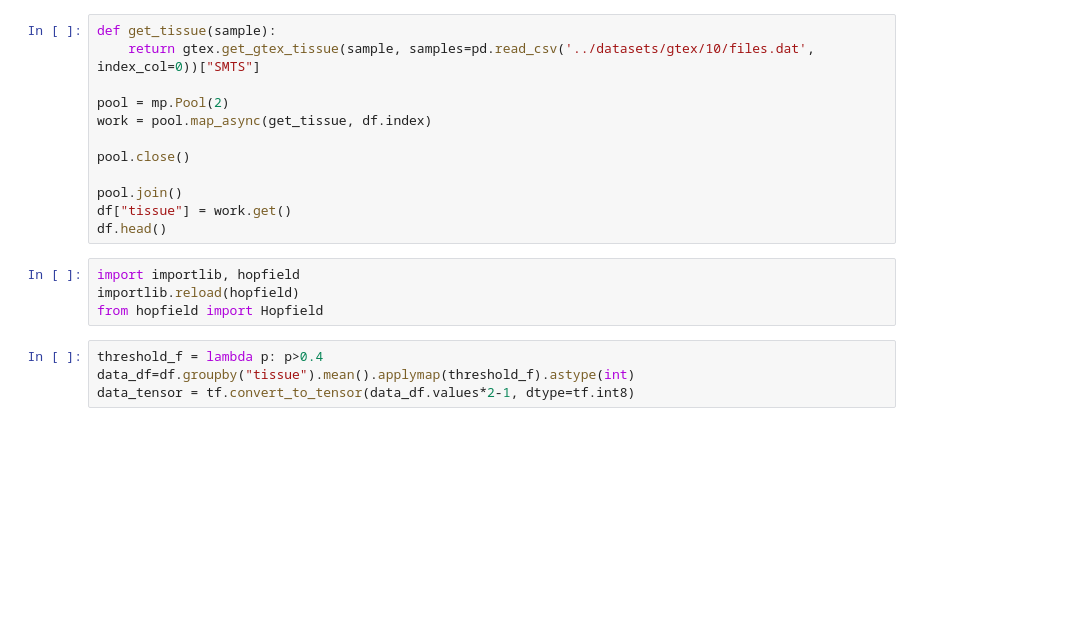
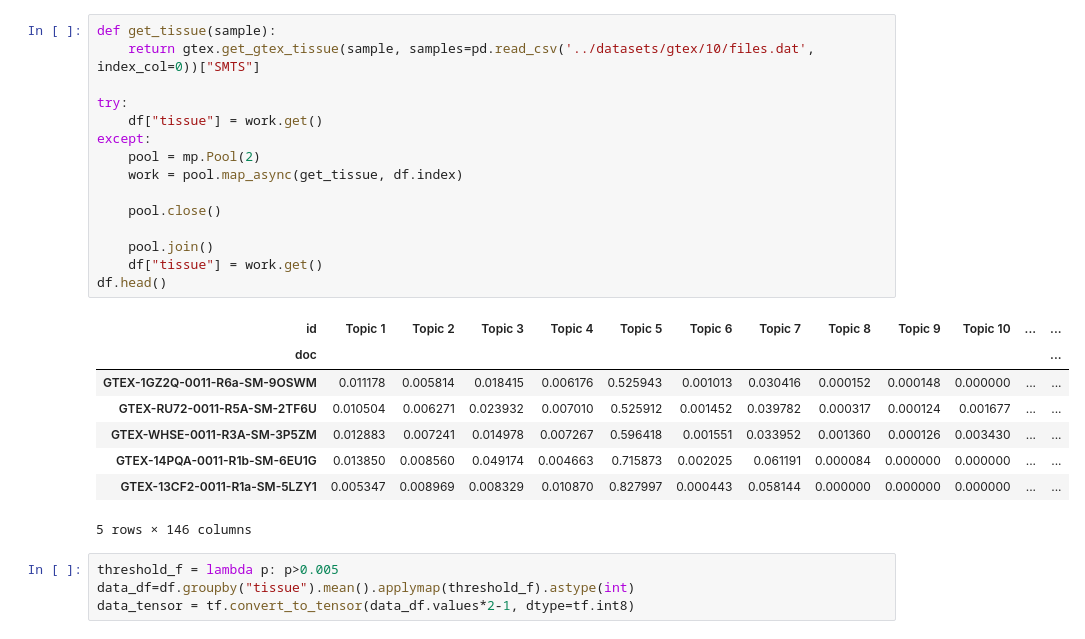
Before and after one commit to fvalle1/phd, a Jupyter notebook: hopfield/Hopfield.ipynb, the cells around one changed output. Cells and saved outputs as stored; diff of their text form; blank space fills up the shorter version.

Commit message:
change preprocess in hopfield

```diff
--- a/hopfield/Hopfield.ipynb
+++ b/hopfield/Hopfield.ipynb
@@ -15,21 +32,29 @@ df.head(2)
 # %%
 def get_tissue(sample):
     return gtex.get_gtex_tissue(sample, samples=pd.read_csv('../datasets/gtex/10/files.dat', index_col=0))["SMTS"]
 
-pool = mp.Pool(2)
-work = pool.map_async(get_tissue, df.index)
+try:
+    df["tissue"] = work.get()
+except:
+    pool = mp.Pool(2)
+    work = pool.map_async(get_tissue, df.index)
 
-pool.close()
+    pool.close()
 
-pool.join()
-df["tissue"] = work.get()
+    pool.join()
+    df["tissue"] = work.get()
 df.head()
+# %% [output]
+| id | Topic 1 | Topic 2 | Topic 3 | Topic 4 | Topic 5 | Topic 6 | Topic 7 | Topic 8 | Topic 9 | Topic 10 | ... | ... |
+| doc |  |  |  |  |  |  |  |  |  |  |  | ... |
+| GTEX-1GZ2Q-0011-R6a-SM-9OSWM | 0.011178 | 0.005814 | 0.018415 | 0.006176 | 0.525943 | 0.001013 | 0.030416 | 0.000152 | 0.000148 | 0.000000 | ... | ... |
+| GTEX-RU72-0011-R5A-SM-2TF6U | 0.010504 | 0.006271 | 0.023932 | 0.007010 | 0.525912 | 0.001452 | 0.039782 | 0.000317 | 0.000124 | 0.001677 | ... | ... |
+| GTEX-WHSE-0011-R3A-SM-3P5ZM | 0.012883 | 0.007241 | 0.014978 | 0.007267 | 0.596418 | 0.001551 | 0.033952 | 0.001360 | 0.000126 | 0.003430 | ... | ... |
+| GTEX-14PQA-0011-R1b-SM-6EU1G | 0.013850 | 0.008560 | 0.049174 | 0.004663 | 0.715873 | 0.002025 | 0.061191 | 0.000084 | 0.000000 | 0.000000 | ... | ... |
+| GTEX-13CF2-0011-R1a-SM-5LZY1 | 0.005347 | 0.008969 | 0.008329 | 0.010870 | 0.827997 | 0.000443 | 0.058144 | 0.000000 | 0.000000 | 0.000000 | ... | ... |
+5 rows × 146 columns
-# %%
-import importlib, hopfield
-importlib.reload(hopfield)
-from hopfield import Hopfield
 # %%
-threshold_f = lambda p: p>0.4
+threshold_f = lambda p: p>0.005
 data_df=df.groupby("tissue").mean().applymap(threshold_f).astype(int)
 data_tensor = tf.convert_to_tensor(data_df.values*2-1, dtype=tf.int8)
 # %%
```
Also changed, not shown: parts of 13 cells of this notebook.
